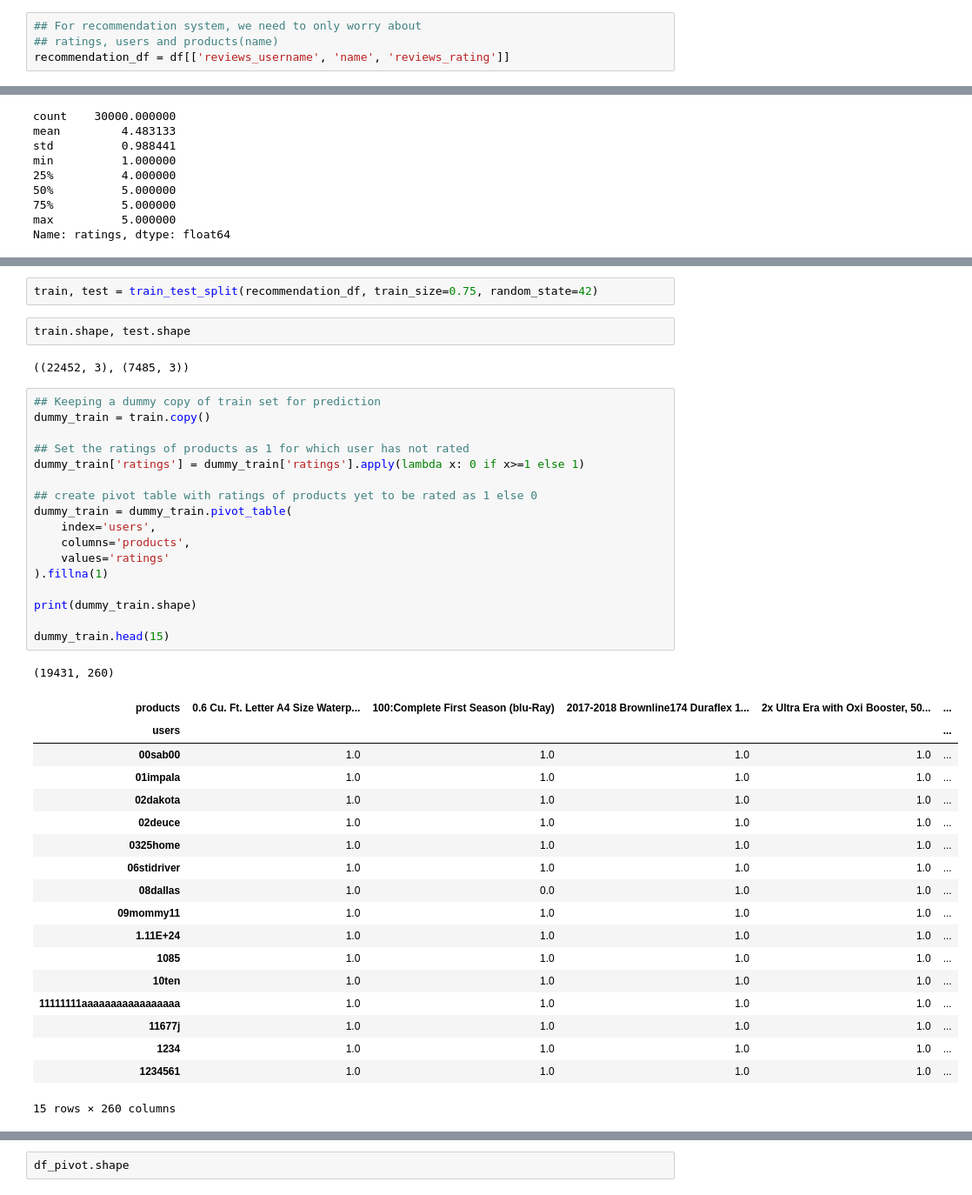
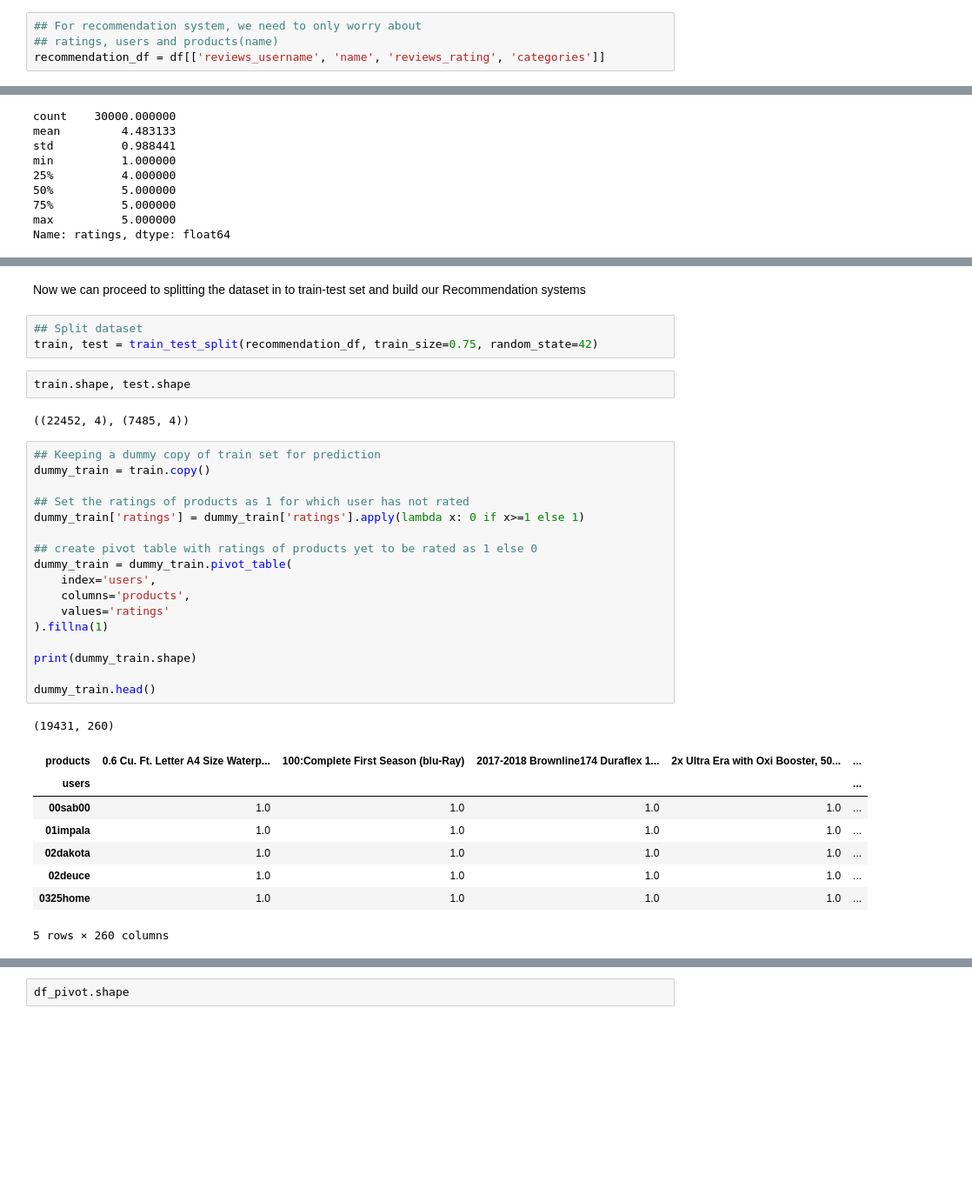
Before and after one commit to noble-v09/sentiment-based-product-recommendation, a Jupyter notebook: Sentiment+Based+Product+Recommendation+System+Notebook.ipynb, the cells around one changed output, grey strips where cells are left out. Shown at 87% size. Cells and saved outputs as stored; diff of their text form; blank space fills up the shorter version.

```diff
--- a/Sentiment+Based+Product+Recommendation+System+Notebook.ipynb
+++ b/Sentiment+Based+Product+Recommendation+System+Notebook.ipynb
@@ -110,6 +148,6 @@ For recommendation system, we need to only worry about ratings, users and produc
 # %%
 ## For recommendation system, we need to only worry about
 ## ratings, users and products(name)
-recommendation_df = df[['reviews_username', 'name', 'reviews_rating']]
+recommendation_df = df[['reviews_username', 'name', 'reviews_rating', 'categories']]
 # %%
 recommendation_df.rename(columns={'reviews_username': 'users', 'name': 'products', 'reviews_rating': 'ratings'}, inplace=True)
@@ -193,44 +239,37 @@ memory usage: 935.5+ KB
+# %% [markdown]
+Now we can proceed to splitting the dataset in to train-test set and build our Recommendation systems
 # %%
+## Split dataset
 train, test = train_test_split(recommendation_df, train_size=0.75, random_state=42)
 # %%
 train.shape, test.shape
 # %% [output]
-((22452, 3), (7485, 3))
+((22452, 4), (7485, 4))
 # %%
 ## Keeping a dummy copy of train set for prediction
 dummy_train = train.copy()
 
 ## Set the ratings of products as 1 for which user has not rated
 dummy_train['ratings'] = dummy_train['ratings'].apply(lambda x: 0 if x>=1 else 1)
 
 ## create pivot table with ratings of products yet to be rated as 1 else 0
 dummy_train = dummy_train.pivot_table(
     index='users',
     columns='products',
     values='ratings'
 ).fillna(1)
 
 print(dummy_train.shape)
 
-dummy_train.head(15)
+dummy_train.head()
 # %% [output]
 (19431, 260)
 | products | 0.6 Cu. Ft. Letter A4 Size Waterp... | 100:Complete First Season (blu-Ray) | 2017-2018 Brownline174 Duraflex 1... | 2x Ultra Era with Oxi Booster, 50... | ... |
 | users |  |  |  |  | ... |
 | 00sab00 | 1.0 | 1.0 | 1.0 | 1.0 | ... |
 | 01impala | 1.0 | 1.0 | 1.0 | 1.0 | ... |
 | 02dakota | 1.0 | 1.0 | 1.0 | 1.0 | ... |
 | 02deuce | 1.0 | 1.0 | 1.0 | 1.0 | ... |
 | 0325home | 1.0 | 1.0 | 1.0 | 1.0 | ... |
-| 06stidriver | 1.0 | 1.0 | 1.0 | 1.0 | ... |
-| 08dallas | 1.0 | 0.0 | 1.0 | 1.0 | ... |
-| 09mommy11 | 1.0 | 1.0 | 1.0 | 1.0 | ... |
-| 1.11E+24 | 1.0 | 1.0 | 1.0 | 1.0 | ... |
-| 1085 | 1.0 | 1.0 | 1.0 | 1.0 | ... |
-| 10ten | 1.0 | 1.0 | 1.0 | 1.0 | ... |
-| 11111111aaaaaaaaaaaaaaaaa | 1.0 | 1.0 | 1.0 | 1.0 | ... |
-| 11677j | 1.0 | 1.0 | 1.0 | 1.0 | ... |
-| 1234 | 1.0 | 1.0 | 1.0 | 1.0 | ... |
-| 1234561 | 1.0 | 1.0 | 1.0 | 1.0 | ... |
-15 rows × 260 columns
+5 rows × 260 columns
 # %% [markdown]
```
Also changed, not shown: parts of 141 cells of this notebook, 5 other files.
